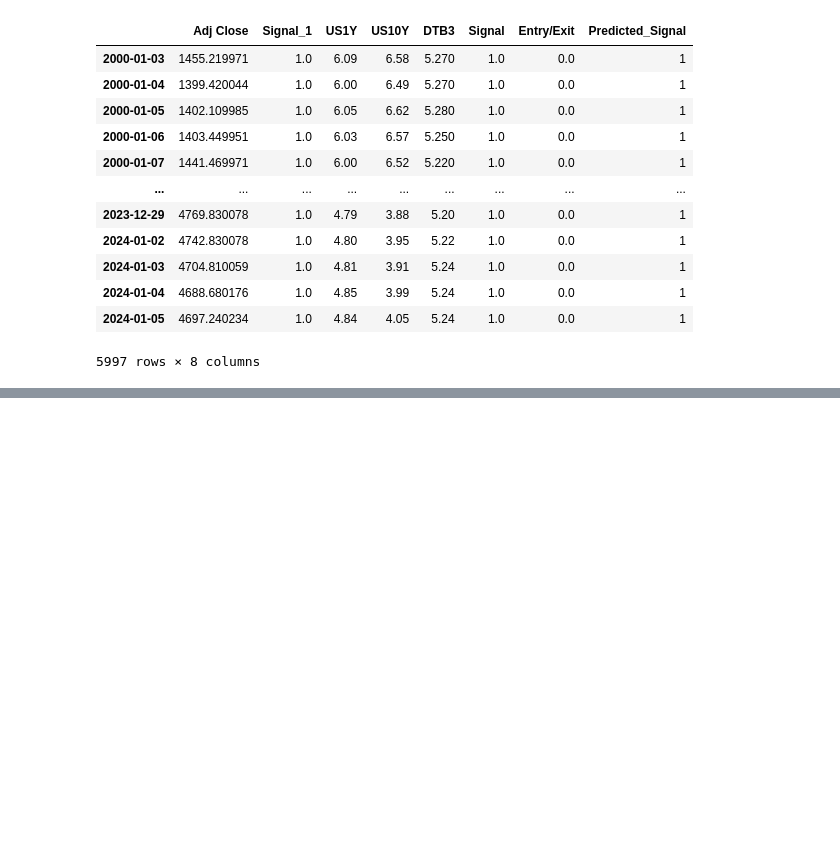
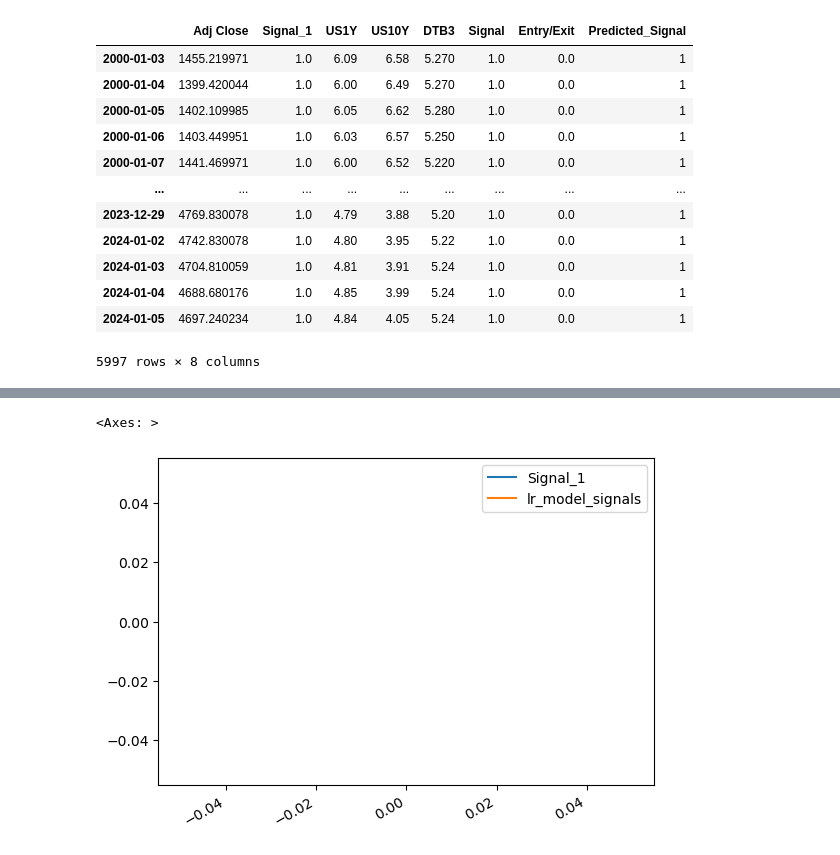
Before and after one commit to Mccalabrese/Neural-Networks-to-Model-the-SP500, a Jupyter notebook: tbill_sp_model.ipynb, the cells around one changed output, grey strips where cells are left out. Saved outputs shown, nothing was run; the diff lists cells and outputs as text; code cells hidden in the pictures; blank space fills up the shorter version.

```diff
--- a/tbill_sp_model.ipynb
+++ b/tbill_sp_model.ipynb
@@ -637,0 +716,6 @@ Epoch 15/10000
+# %%
+logistic_regression_model = LogisticRegression()
+# %%
+logistic_regression_model = logistic_regression_model.fit(X_train_scaled, y_train)
+# %%
+lr_prediction_signals = logistic_regression_model.predict(X_test_scaled)
@@ -637,0 +738,6 @@ Epoch 15/10000
+# %%
+plot_signals_df = test_data[["Signal_1"]].copy()
+
+plot_signals_df['lr_model_signals'] = lr_prediction_signals
+
+plot_signals_df.head()
@@ -637,0 +751,5 @@ Epoch 15/10000
+# %%
+plot_signals_df["1962-01-02":"2012-01-01"].plot()
+# %% [output]
+<Axes: >
+[figure, added]
```
Also changed, not shown: parts of 54 cells of this notebook.
